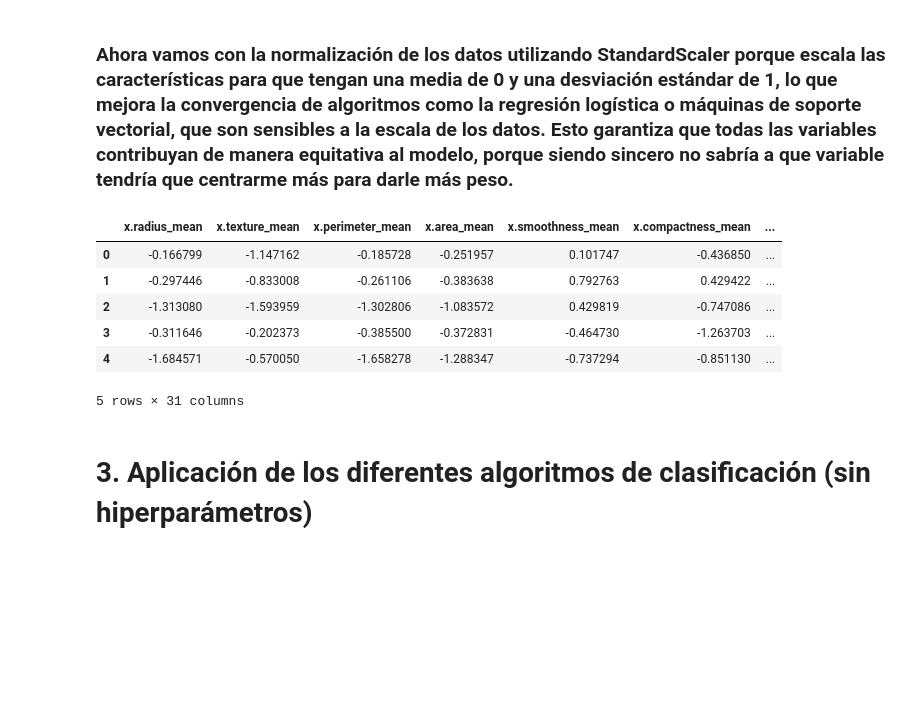
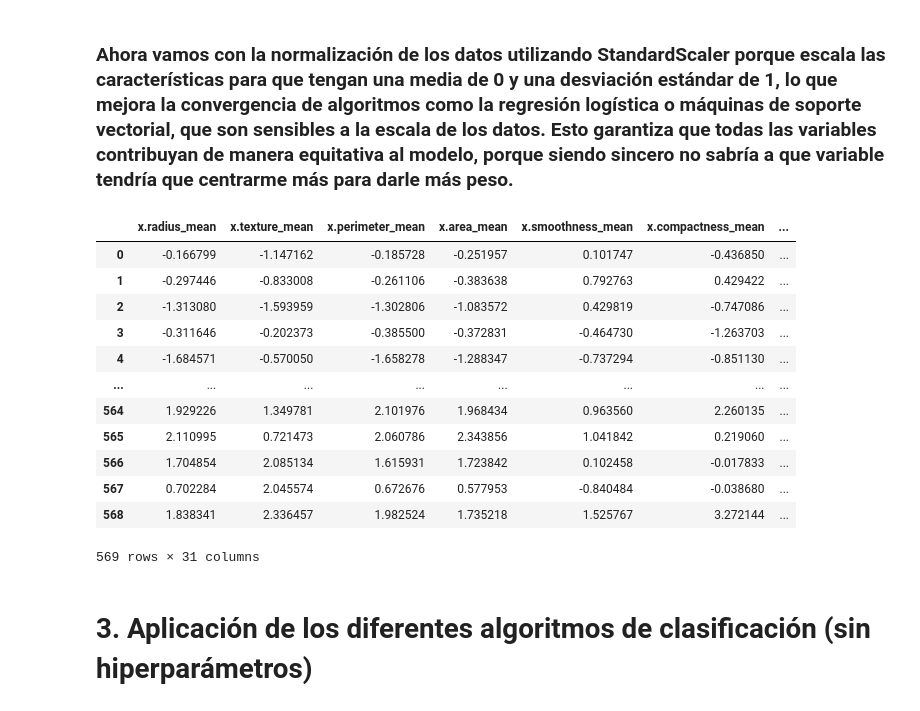
Before and after one commit to JDomingoDelgadoAlonso/210MIA, a Jupyter notebook: 2-10-algoritmos-de-clasificacion.ipynb, the cells around one changed output. Saved outputs shown, nothing was run; the diff lists cells and outputs as text; code cells hidden in the pictures; blank space fills up the shorter version.

```diff
--- a/2-10-algoritmos-de-clasificacion.ipynb
+++ b/2-10-algoritmos-de-clasificacion.ipynb
@@ -558,30 +558,36 @@ dfcancer_limpio = dfcancer_limpio.drop("Unnamed: 0", axis=1)
 # %%
 # Escalar todas las columnas numéricas, excepto la columna 'y'
 scaler = StandardScaler()
 
 # Seleccionar las características (eliminar 'y' antes de aplicar el escalado)
 X = dfcancer_limpio.drop('y', axis=1)
 
 # Aplicar el escalado
 X_scaled = scaler.fit_transform(X)
 
 # Reemplazar el DataFrame original con los valores escalados
 dfcancer_limpio_scaled = pd.DataFrame(X_scaled, columns=X.columns)
 
 # Volver a añadir la columna 'y' al DataFrame escalado
 dfcancer_limpio_scaled['y'] = dfcancer_limpio['y'].reset_index(drop=True)
 
 # Ahora dfcancer_limpio_scaled contiene los datos escalados
 dfcancer_limpio = dfcancer_limpio_scaled
-display(dfcancer_limpio.head(5))
+display(dfcancer_limpio)
 # %% [output]
 |  | x.radius_mean | x.texture_mean | x.perimeter_mean | x.area_mean | x.smoothness_mean | x.compactness_mean | ... |
 | 0 | -0.166799 | -1.147162 | -0.185728 | -0.251957 | 0.101747 | -0.436850 | ... |
 | 1 | -0.297446 | -0.833008 | -0.261106 | -0.383638 | 0.792763 | 0.429422 | ... |
 | 2 | -1.313080 | -1.593959 | -1.302806 | -1.083572 | 0.429819 | -0.747086 | ... |
 | 3 | -0.311646 | -0.202373 | -0.385500 | -0.372831 | -0.464730 | -1.263703 | ... |
 | 4 | -1.684571 | -0.570050 | -1.658278 | -1.288347 | -0.737294 | -0.851130 | ... |
+| ... | ... | ... | ... | ... | ... | ... | ... |
+| 564 | 1.929226 | 1.349781 | 2.101976 | 1.968434 | 0.963560 | 2.260135 | ... |
+| 565 | 2.110995 | 0.721473 | 2.060786 | 2.343856 | 1.041842 | 0.219060 | ... |
+| 566 | 1.704854 | 2.085134 | 1.615931 | 1.723842 | 0.102458 | -0.017833 | ... |
+| 567 | 0.702284 | 2.045574 | 0.672676 | 0.577953 | -0.840484 | -0.038680 | ... |
+| 568 | 1.838341 | 2.336457 | 1.982524 | 1.735218 | 1.525767 | 3.272144 | ... |
-5 rows × 31 columns
+569 rows × 31 columns
 # %% [markdown]
 # 3. Aplicación de los diferentes algoritmos de clasificación (sin hiperparámetros)
 # %% [markdown]
```
Also changed, not shown: parts of 64 cells of this notebook.
